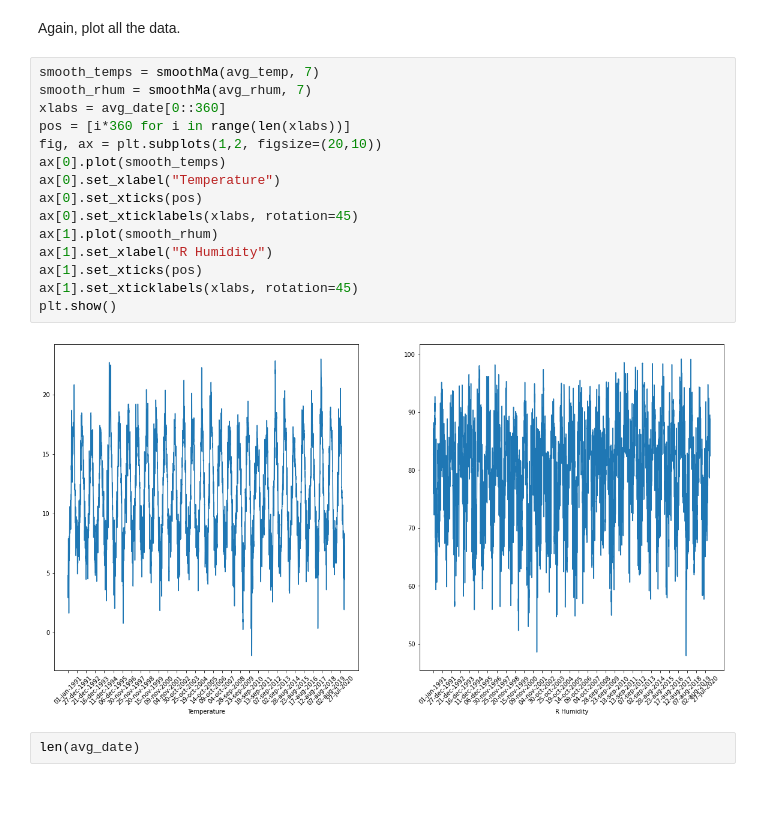
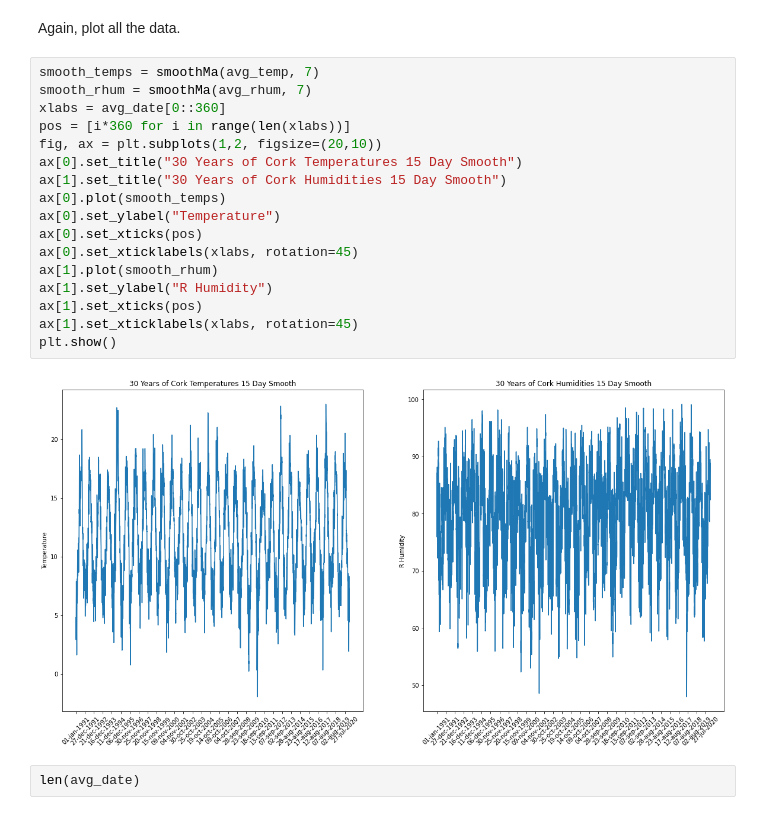
Before and after one commit to uccdatasoc/git-eireann, a Jupyter notebook: GitEireann_Data_Exploration_Part_1.ipynb, the cells around one changed output. Drawn from its saved outputs; the diff is of its cells as text.

```diff
--- a/GitEireann_Data_Exploration_Part_1.ipynb
+++ b/GitEireann_Data_Exploration_Part_1.ipynb
@@ -240,20 +256,22 @@ Again, plot all the data.
 # %%
 smooth_temps = smoothMa(avg_temp, 7)
 smooth_rhum = smoothMa(avg_rhum, 7)
 xlabs = avg_date[0::360]
 pos = [i*360 for i in range(len(xlabs))]
 fig, ax = plt.subplots(1,2, figsize=(20,10))
+ax[0].set_title("30 Years of Cork Temperatures 15 Day Smooth")
+ax[1].set_title("30 Years of Cork Humidities 15 Day Smooth")
 ax[0].plot(smooth_temps)
-ax[0].set_xlabel("Temperature")
+ax[0].set_ylabel("Temperature")
 ax[0].set_xticks(pos)
 ax[0].set_xticklabels(xlabs, rotation=45)
 ax[1].plot(smooth_rhum)
-ax[1].set_xlabel("R Humidity")
+ax[1].set_ylabel("R Humidity")
 ax[1].set_xticks(pos)
 ax[1].set_xticklabels(xlabs, rotation=45)
 plt.show()
 # %% [output]
-[figure, old version]
+[figure, new version]
 # %%
 len(avg_date)
 # %% [output]
```
Also changed, not shown: parts of 7 cells of this notebook.
